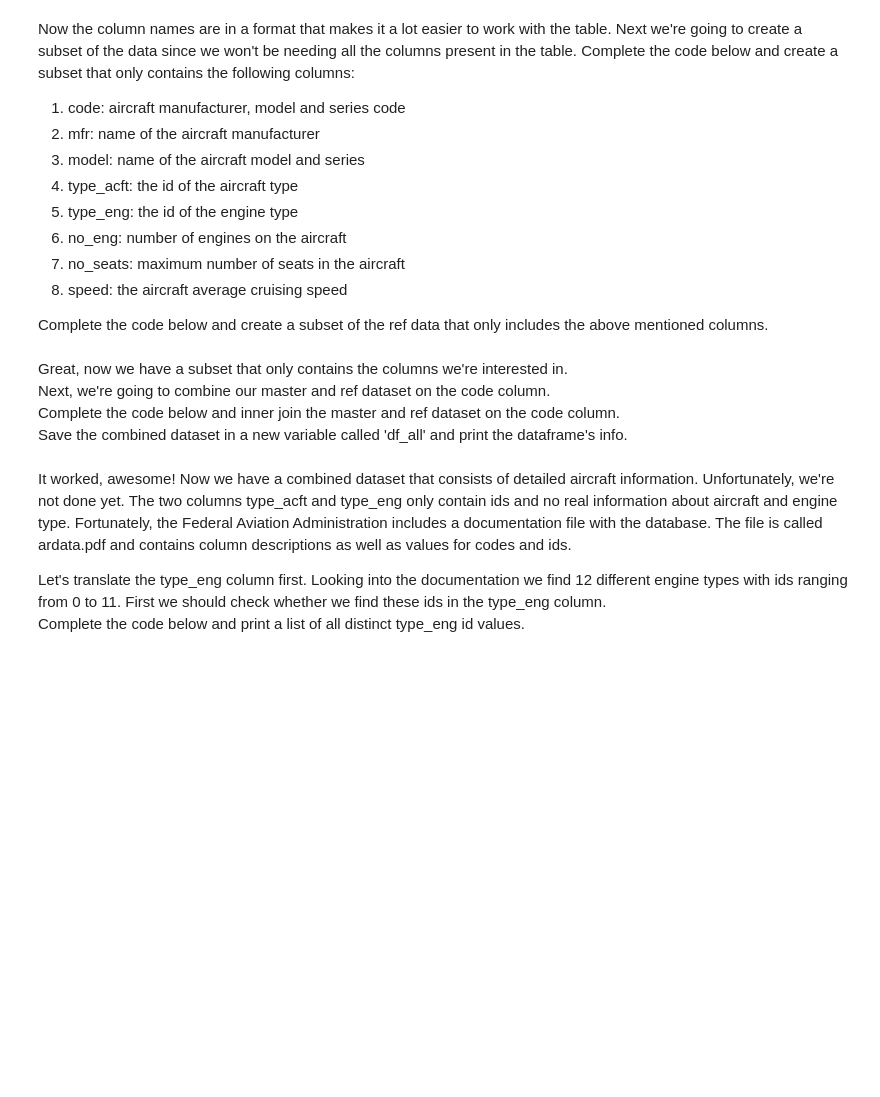
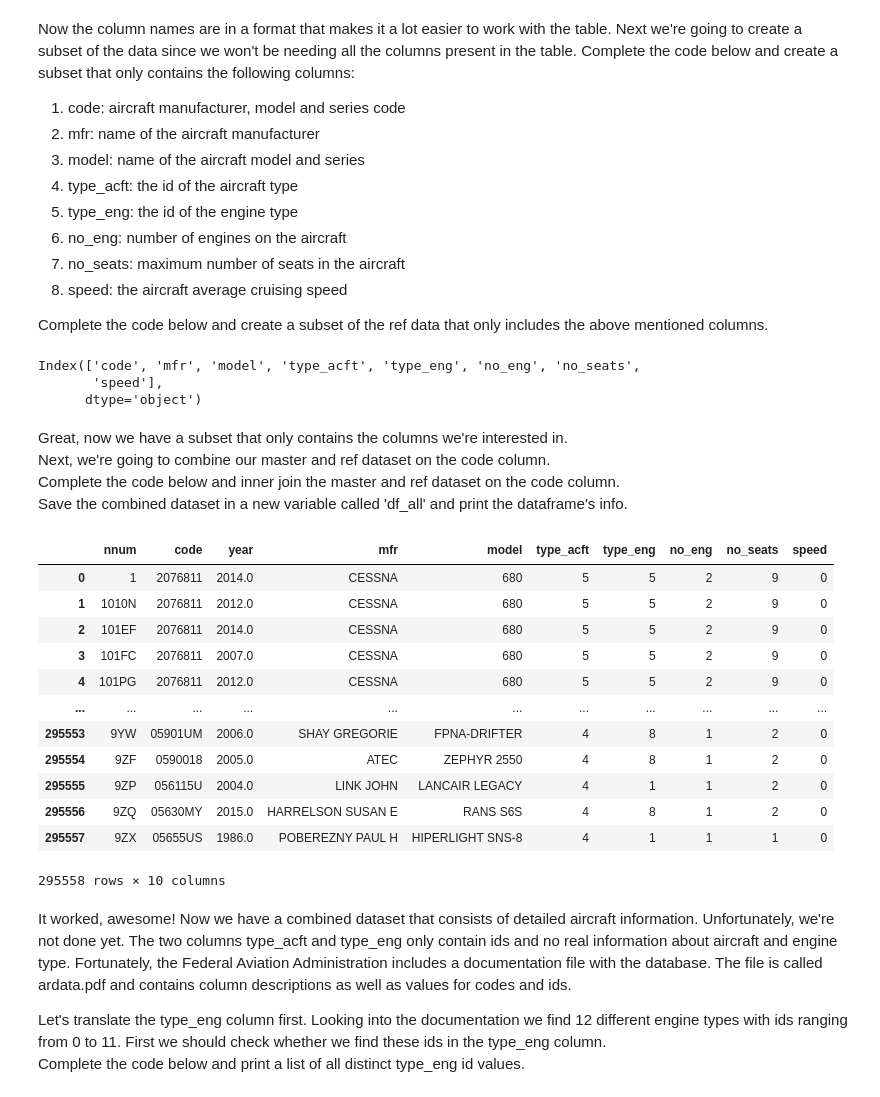
Before and after one commit to SabrinaPau/09_external_data_sourcing, a Jupyter notebook: 2_Add_Aircrafts_To_DB.ipynb, the cells around one changed output. Cells and saved outputs as stored; diff of their text form; code cells hidden in the pictures; blank space fills up the shorter version.

```diff
--- a/2_Add_Aircrafts_To_DB.ipynb
+++ b/2_Add_Aircrafts_To_DB.ipynb
@@ -142,0 +300,6 @@ Complete the code below and import the ACFTREF.txt file. Save it in a variable c
+# %%
+# Read ACFTREF.txt file and assign to variable ref
+ref_df = pd.read_csv('data/ACFTREF.txt', sep=",", skipinitialspace=True)
+
+# Print first 5 rows
+ref_df.head(5)
@@ -149,6 +338,7 @@ This time we have 12 columns, no null values and a mix of object and integer dat
 Complete the code below and transform all column names from uppercase to lowercase.
 # %%
 # Make column names lowercase
-
+ref_df.columns = ref_df.columns.str.lower()
 
 # Print all column names
+ref_df.columns
@@ -161,0 +352,6 @@ Next, we're going to replace spaces with underscores.
+# %%
+# Replace dashes with underscores
+ref_df.columns = ref_df.columns.str.replace('-', '_')
+
+# Print all column names
+ref_df.columns
@@ -180,3 +376,13 @@ Complete the code below and create a subset of the ref data that only includes t
+# %%
+# Select columns to keep
+ref_df = ref_df [['code', 'mfr', 'model', 'type_acft', 'type_eng', 'no_eng', 'no_seats', 'speed']]
+
+# Print all column names
+ref_df.columns
+# %% [output]
+Index(['code', 'mfr', 'model', 'type_acft', 'type_eng', 'no_eng', 'no_seats',
+       'speed'],
+      dtype='object')
 # %% [markdown]
 Great, now we have a subset that only contains the columns we're interested in.
 Next, we're going to combine our master and ref dataset on the code column.
@@ -184,9 +390,24 @@ Complete the code below and inner join the master and ref dataset on the code co
 Save the combined dataset in a new variable called 'df_all' and print the dataframe's info.
 # %%
 # Inner join master and ref and assign to df_all
-df_all =
+df_all = master_df.merge(ref_df, how='inner', on='code')
 
 # Print info
+df_all
+# %% [output]
+|  | nnum | code | year | mfr | model | type_acft | type_eng | no_eng | no_seats | speed |
+| 0 | 1 | 2076811 | 2014.0 | CESSNA | 680 | 5 | 5 | 2 | 9 | 0 |
+| 1 | 1010N | 2076811 | 2012.0 | CESSNA | 680 | 5 | 5 | 2 | 9 | 0 |
+| 2 | 101EF | 2076811 | 2014.0 | CESSNA | 680 | 5 | 5 | 2 | 9 | 0 |
+| 3 | 101FC | 2076811 | 2007.0 | CESSNA | 680 | 5 | 5 | 2 | 9 | 0 |
+| 4 | 101PG | 2076811 | 2012.0 | CESSNA | 680 | 5 | 5 | 2 | 9 | 0 |
+| ... | ... | ... | ... | ... | ... | ... | ... | ... | ... | ... |
+| 295553 | 9YW | 05901UM | 2006.0 | SHAY GREGORIE | FPNA-DRIFTER | 4 | 8 | 1 | 2 | 0 |
+| 295554 | 9ZF | 0590018 | 2005.0 | ATEC | ZEPHYR 2550 | 4 | 8 | 1 | 2 | 0 |
+| 295555 | 9ZP | 056115U | 2004.0 | LINK JOHN | LANCAIR LEGACY | 4 | 1 | 1 | 2 | 0 |
+| 295556 | 9ZQ | 05630MY | 2015.0 | HARRELSON SUSAN E | RANS S6S | 4 | 8 | 1 | 2 | 0 |
+| 295557 | 9ZX | 05655US | 1986.0 | POBEREZNY PAUL H | HIPERLIGHT SNS-8 | 4 | 1 | 1 | 1 | 0 |
+295558 rows × 10 columns
 # %% [markdown]
 It worked, awesome! Now we have a combined dataset that consists of detailed aircraft information.  Unfortunately, we're not done yet. The two columns type_acft and type_eng only contain ids and no real information about aircraft and engine type. Fortunately, the Federal Aviation Administration includes a documentation file with the database. The file is called ardata.pdf and contains column descriptions as well as values for codes and ids.
 
```
Also changed, not shown: parts of 60 cells of this notebook, 4 other files.
